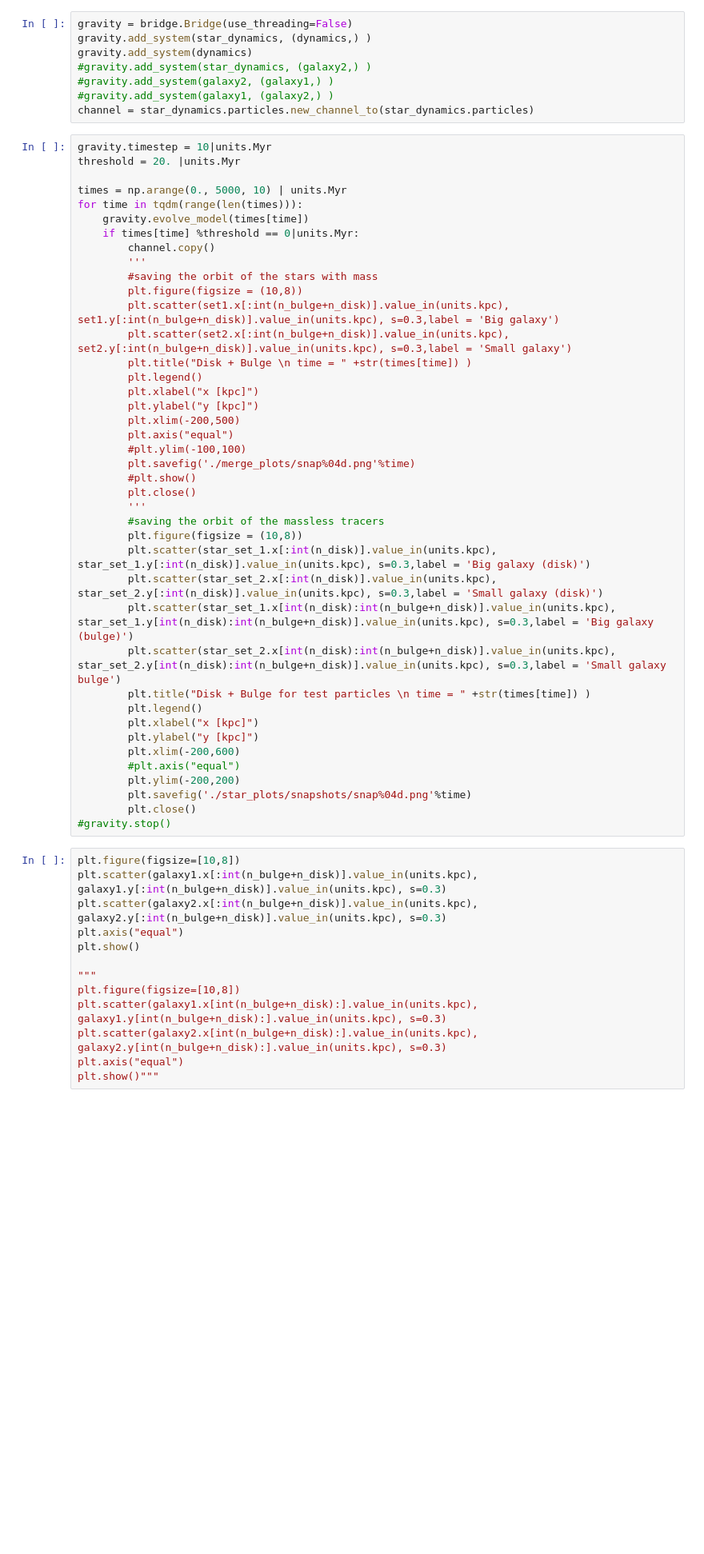
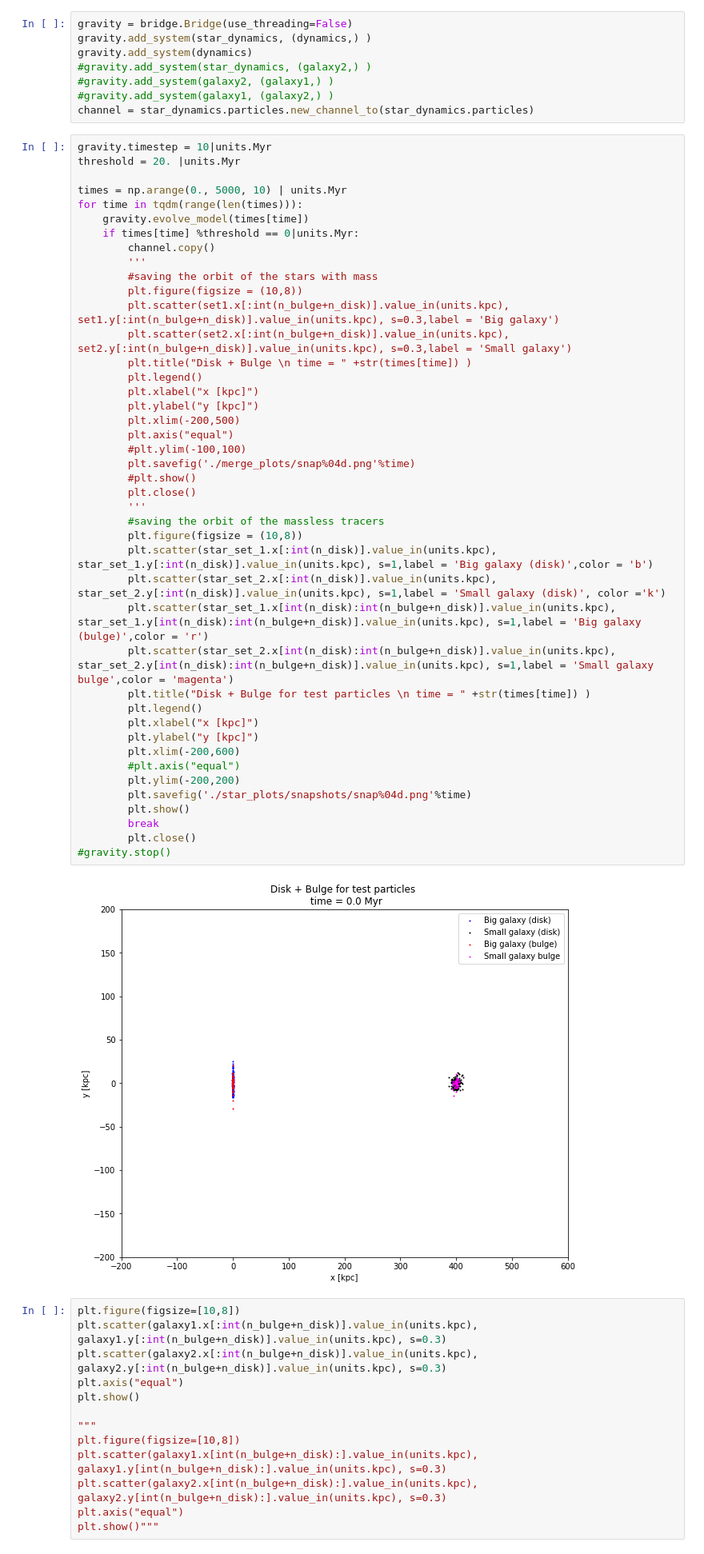
Before and after one commit to kappie07/Team_A, a Jupyter notebook: Testing_bridges.ipynb, the cells around one changed output. Shown at 80% size. Saved outputs shown, nothing was run; the diff lists cells and outputs as text; blank space fills up the shorter version.

Commit message:
add different specific colors to the particles to be easily distinguishable

```diff
--- a/Testing_bridges.ipynb
+++ b/Testing_bridges.ipynb
@@ -121,37 +131,41 @@ for time in tqdm(range(len(times))):
     if times[time] %threshold == 0|units.Myr:
         channel.copy()
         '''
         #saving the orbit of the stars with mass
         plt.figure(figsize = (10,8))
         plt.scatter(set1.x[:int(n_bulge+n_disk)].value_in(units.kpc), set1.y[:int(n_bulge+n_disk)].value_in(units.kpc), s=0.3,label = 'Big galaxy')
         plt.scatter(set2.x[:int(n_bulge+n_disk)].value_in(units.kpc), set2.y[:int(n_bulge+n_disk)].value_in(units.kpc), s=0.3,label = 'Small galaxy')
         plt.title("Disk + Bulge \n time = " +str(times[time]) )
         plt.legend()
         plt.xlabel("x [kpc]")
         plt.ylabel("y [kpc]")
         plt.xlim(-200,500)
         plt.axis("equal")
         #plt.ylim(-100,100)
         plt.savefig('./merge_plots/snap%04d.png'%time)
         #plt.show()
         plt.close()
         '''
         #saving the orbit of the massless tracers
         plt.figure(figsize = (10,8))
-        plt.scatter(star_set_1.x[:int(n_disk)].value_in(units.kpc), star_set_1.y[:int(n_disk)].value_in(units.kpc), s=0.3,label = 'Big galaxy (disk)')
-        plt.scatter(star_set_2.x[:int(n_disk)].value_in(units.kpc), star_set_2.y[:int(n_disk)].value_in(units.kpc), s=0.3,label = 'Small galaxy (disk)')
-        plt.scatter(star_set_1.x[int(n_disk):int(n_bulge+n_disk)].value_in(units.kpc), star_set_1.y[int(n_disk):int(n_bulge+n_disk)].value_in(units.kpc), s=0.3,label = 'Big galaxy (bulge)')
-        plt.scatter(star_set_2.x[int(n_disk):int(n_bulge+n_disk)].value_in(units.kpc), star_set_2.y[int(n_disk):int(n_bulge+n_disk)].value_in(units.kpc), s=0.3,label = 'Small galaxy bulge')
+        plt.scatter(star_set_1.x[:int(n_disk)].value_in(units.kpc), star_set_1.y[:int(n_disk)].value_in(units.kpc), s=1,label = 'Big galaxy (disk)',color = 'b')
+        plt.scatter(star_set_2.x[:int(n_disk)].value_in(units.kpc), star_set_2.y[:int(n_disk)].value_in(units.kpc), s=1,label = 'Small galaxy (disk)', color ='k')
+        plt.scatter(star_set_1.x[int(n_disk):int(n_bulge+n_disk)].value_in(units.kpc), star_set_1.y[int(n_disk):int(n_bulge+n_disk)].value_in(units.kpc), s=1,label = 'Big galaxy (bulge)',color = 'r')
+        plt.scatter(star_set_2.x[int(n_disk):int(n_bulge+n_disk)].value_in(units.kpc), star_set_2.y[int(n_disk):int(n_bulge+n_disk)].value_in(units.kpc), s=1,label = 'Small galaxy bulge',color = 'magenta')
         plt.title("Disk + Bulge for test particles \n time = " +str(times[time]) )
         plt.legend()
         plt.xlabel("x [kpc]")
         plt.ylabel("y [kpc]")
         plt.xlim(-200,600)
         #plt.axis("equal")
         plt.ylim(-200,200)
         plt.savefig('./star_plots/snapshots/snap%04d.png'%time)
+        plt.show()
+        break
         plt.close()
 #gravity.stop()
+# %% [output]
+[figure, added]
 # %%
 plt.figure(figsize=[10,8])
 plt.scatter(galaxy1.x[:int(n_bulge+n_disk)].value_in(units.kpc), galaxy1.y[:int(n_bulge+n_disk)].value_in(units.kpc), s=0.3)
```
Also changed, not shown: parts of 5 cells of this notebook.
